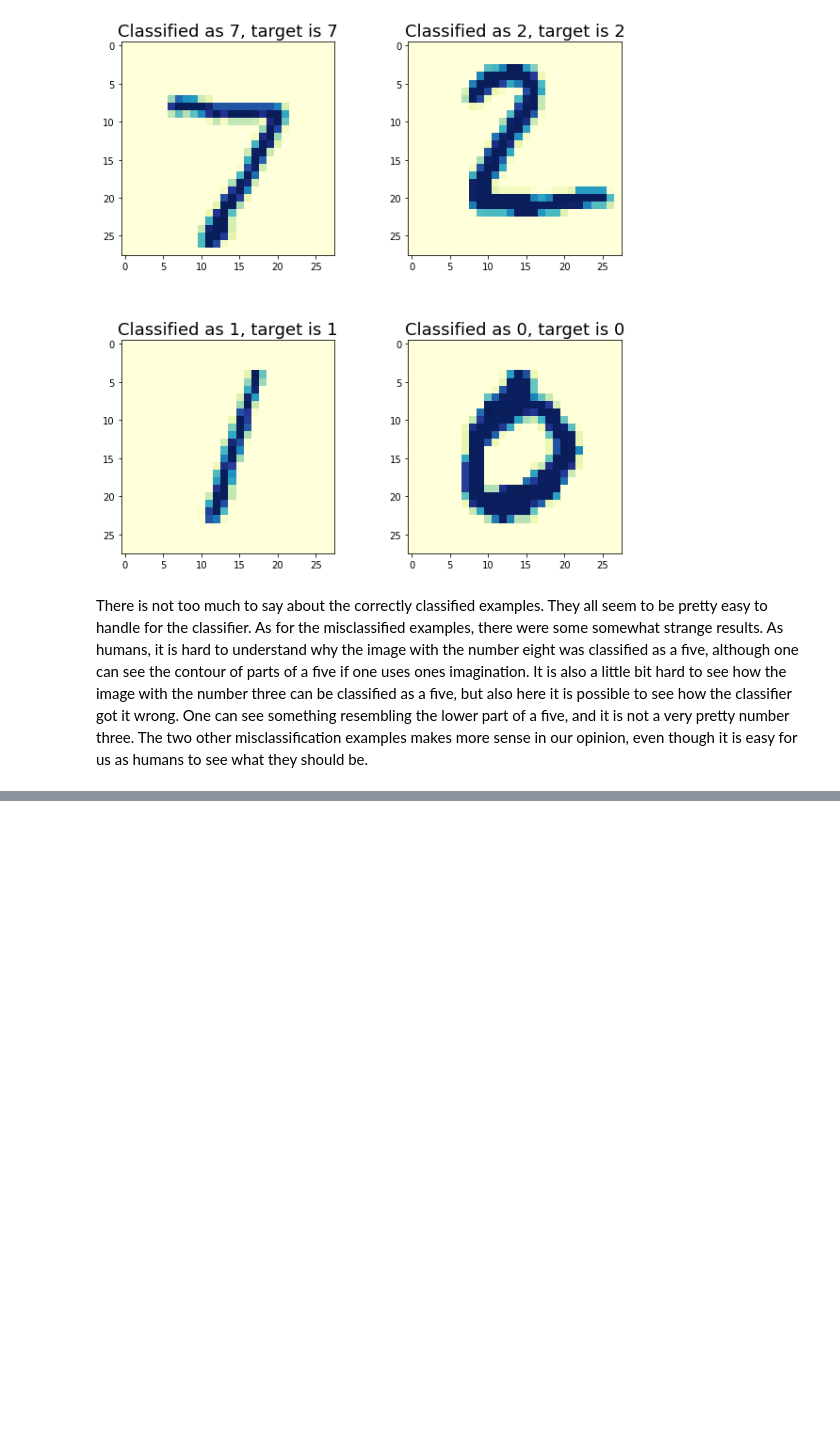
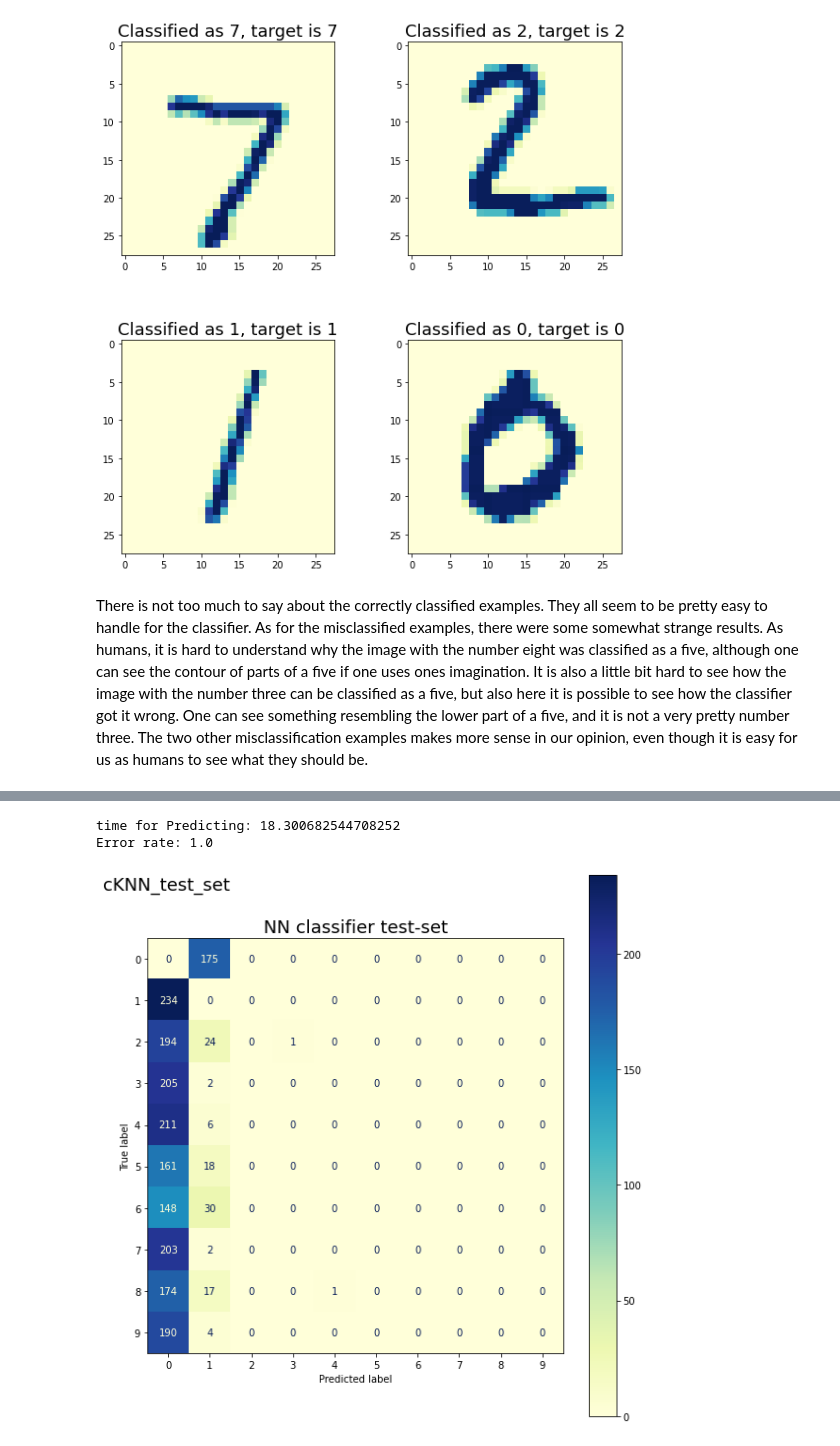
Before and after one commit to simon-cmyk/Classifier, a Jupyter notebook: NN_classifier_mnist.ipynb, the cells around one changed output, grey strips where cells are left out. Cells and saved outputs as stored; diff of their text form; code cells hidden in the pictures; blank space fills up the shorter version.

```diff
--- a/NN_classifier_mnist.ipynb
+++ b/NN_classifier_mnist.ipynb
@@ -173,0 +195,29 @@ Error rate: 0.1955
+# %%
+def cknn_test(clusters, k, test_x, test_y):
+    n_classes = 10
+    test_x = test_x.flatten().reshape(test_x.shape)
+    conf_matrix = np.zeros((n_classes, n_classes)).astype(int)
+    errors = 0
+    time_s2 = time.time()
+    for index, img in enumerate(test_x):
+        distances = []
+        for cluster in clusters:
+             distances.append(distance.euclidean(img, cluster))
+
+        top_k = np.argsort(distances)[:k]
+        votes = [0] * n_classes
+        for val in top_k:
+            votes[(val // 64)] += 1
+        pred = np.argmin(votes)
+        conf_matrix[test_y[index], pred] += 1
+        if pred != test_y[index]:
+            errors += 1
+    print(f"time for Predicting: {time.time()-time_s2}")
+    print("Error rate: " + str(errors/len(test_y)))
+    PlotConfusionMatrix(conf_matrix, "cKNN_test_set")
+# %%
+cknn_test(clusters, 7, MNISK_Dataset.data["testing"]["features"][:last_index], MNISK_Dataset.data["testing"]["targets"][:last_index])
+# %% [output]
+time for Predicting: 18.300682544708252
+Error rate: 1.0
+[figure, added]
```
Also changed, not shown: parts of 6 cells of this notebook, 4 other files.
